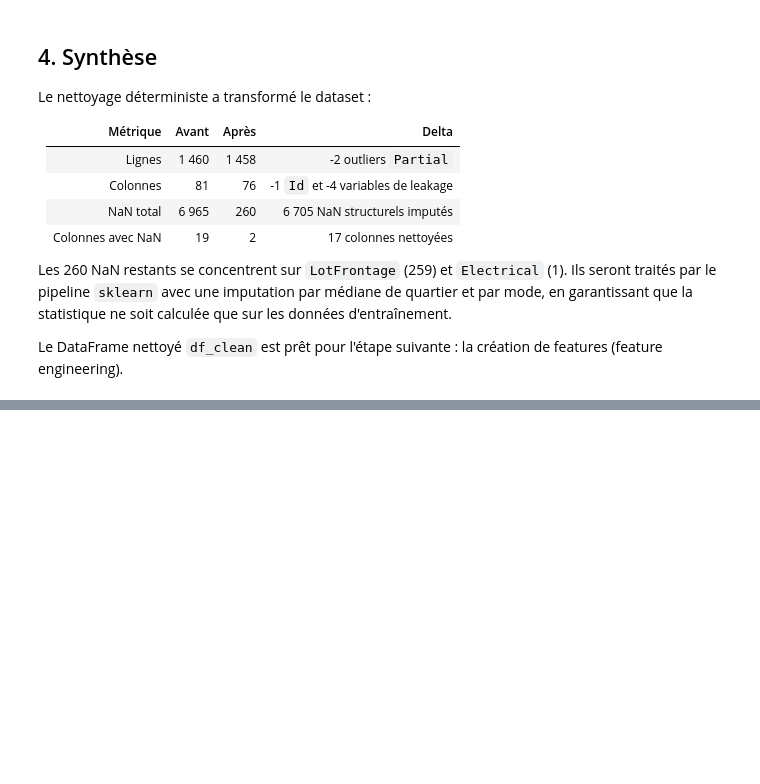
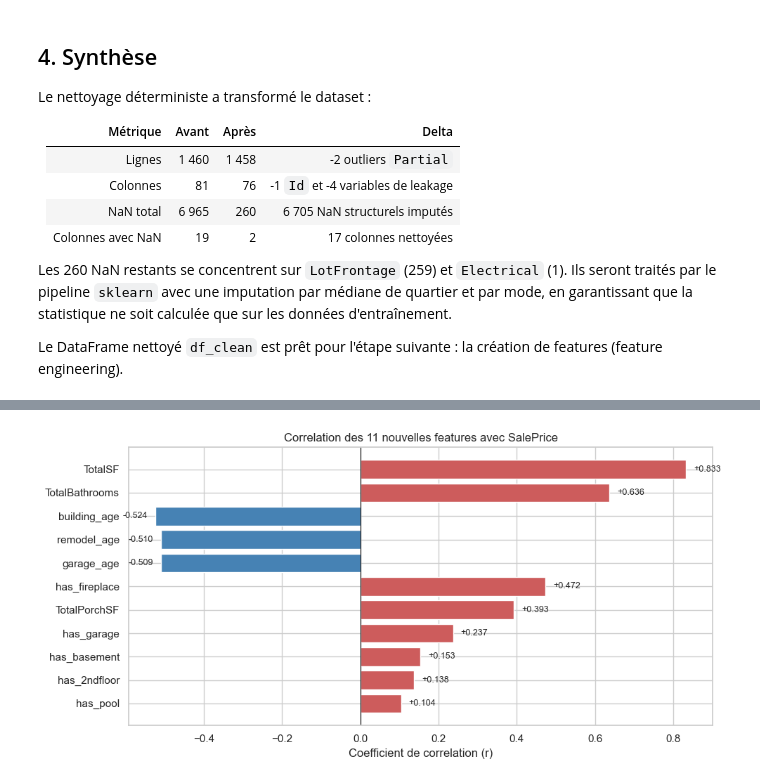
Before and after one commit to dastou/projet_mlops_house_price, a Jupyter notebook: notebooks/house_price_02_preprocessing.ipynb, the cells around one changed output, grey strips where cells are left out. Cells and saved outputs as stored; diff of their text form; code cells hidden in the pictures; blank space fills up the shorter version.

Commit message:
ajout du module features et alignement preprocessing/notebooks

```diff
--- a/notebooks/house_price_02_preprocessing.ipynb
+++ b/notebooks/house_price_02_preprocessing.ipynb
@@ -190,0 +200,10 @@ Le DataFrame nettoyé `df_clean` est prêt pour l'étape suivante : la création
+# %%
+# Import et application du feature engineering
+from src.features import creer_features
+
+df_feat = creer_features(df_clean)
+
+print(f"Shape avant FE : {df_clean.shape}")
+print(f"Shape apres FE : {df_feat.shape}")
+print(f"Nouvelles colonnes : {df_feat.shape[1] - df_clean.shape[1] + 1}  (incluant la suppression de YrSold)")
+print(f"YrSold encore presente ? {'YrSold' in df_feat.columns}")
@@ -190,0 +215,8 @@ Le DataFrame nettoyé `df_clean` est prêt pour l'étape suivante : la création
+# %%
+# Statistiques descriptives des nouvelles features
+nouvelles_features = [
+    "TotalSF", "TotalPorchSF", "TotalBathrooms",
+    "building_age", "remodel_age", "garage_age",
+    "has_pool", "has_garage", "has_basement", "has_fireplace", "has_2ndfloor",
+]
+df_feat[nouvelles_features].describe().T.round(2)
@@ -190,0 +236,25 @@ Le DataFrame nettoyé `df_clean` est prêt pour l'étape suivante : la création
+# %%
+# Correlation des nouvelles features avec SalePrice
+# pour voir lesquelles apportent le plus de signal au modele
+from src.data import NOM_CIBLE
+
+correlations_nouvelles = df_feat[nouvelles_features + [NOM_CIBLE]].corr()[NOM_CIBLE].drop(NOM_CIBLE)
+correlations_nouvelles = correlations_nouvelles.sort_values(key=abs, ascending=False)
+
+fig, ax = plt.subplots(figsize=(10, 5))
+couleurs = ["indianred" if c > 0 else "steelblue" for c in correlations_nouvelles]
+ax.barh(range(len(correlations_nouvelles)), correlations_nouvelles.values, color=couleurs)
+ax.set_yticks(range(len(correlations_nouvelles)))
+ax.set_yticklabels(correlations_nouvelles.index)
+ax.invert_yaxis()
+ax.set_title(f"Correlation des 11 nouvelles features avec {NOM_CIBLE}")
+ax.set_xlabel("Coefficient de correlation (r)")
+ax.axvline(0, color="black", linewidth=0.8)
+for i, v in enumerate(correlations_nouvelles.values):
+    offset = 0.02 if v > 0 else -0.02
+    align = "left" if v > 0 else "right"
+    ax.text(v + offset, i, f"{v:+.3f}", va="center", ha=align, fontsize=9)
+plt.tight_layout()
+plt.show()
+# %% [output]
+[figure, added]
```
Also changed, not shown: parts of 6 cells of this notebook, 3 other files.
